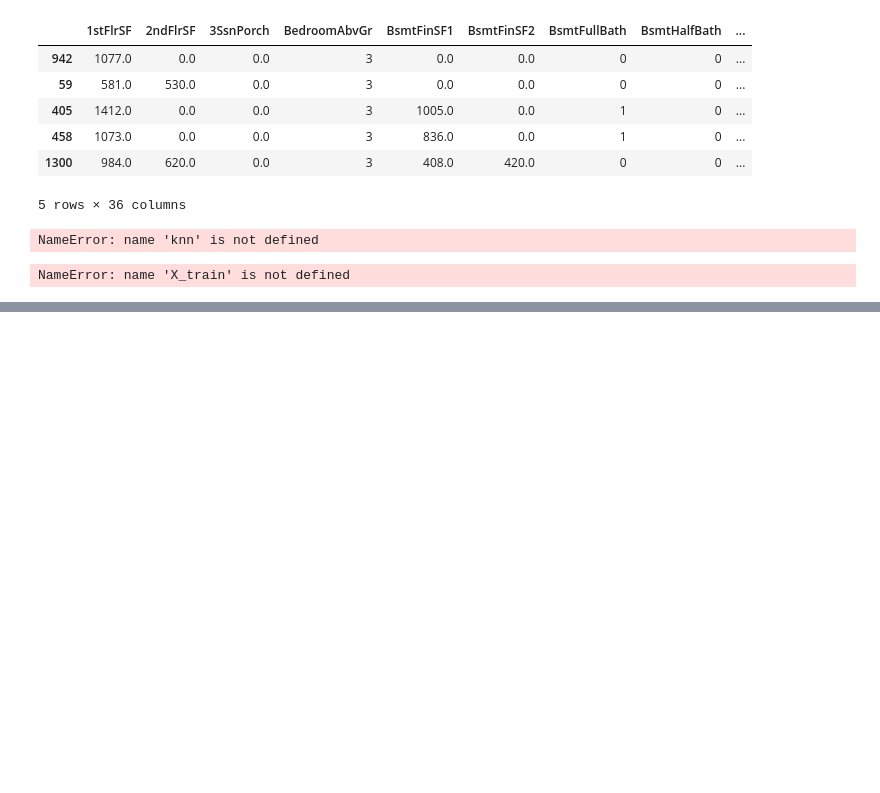
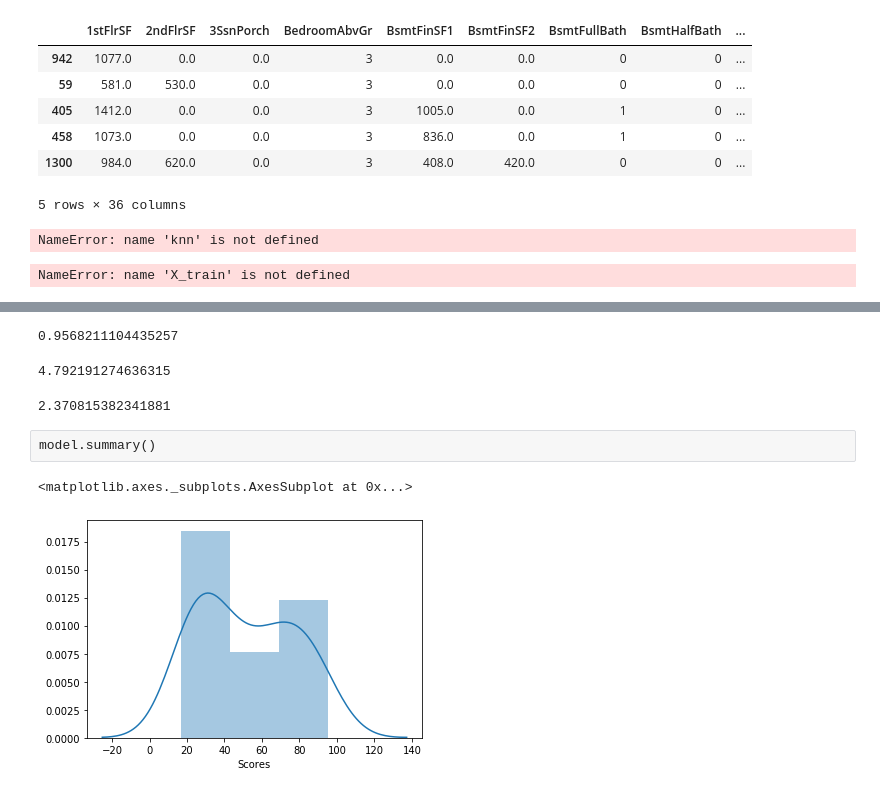
Before and after one commit to rinkunoah/MLpractice, a Jupyter notebook: shreya.ipynb, the cells around one changed output, grey strips where cells are left out. Cells and saved outputs as stored; diff of their text form; code cells hidden in the pictures; blank space fills up the shorter version.

```diff
--- a/shreya.ipynb
+++ b/shreya.ipynb
@@ -91,0 +234,12 @@ NameError: name 'X_train' is not defined
+# %%
+lr.score(X_test.reshape(-1,1),Y_test)
+# %% [output]
+0.9568211104435257
+# %%
+np.sqrt(mean_squared_error(Y_test,pred))
+# %% [output]
+4.792191274636315
+# %%
+lr.intercept_
+# %% [output]
+2.370815382341881
@@ -91,0 +251,7 @@ NameError: name 'X_train' is not defined
+# %% [raw]
+model.summary()
+# %%
+sns.distplot(data['Scores'])
+# %% [output]
+<matplotlib.axes._subplots.AxesSubplot at 0x...>
+[figure, added]
```
Also changed, not shown: parts of 63 cells of this notebook, 15 other files.
